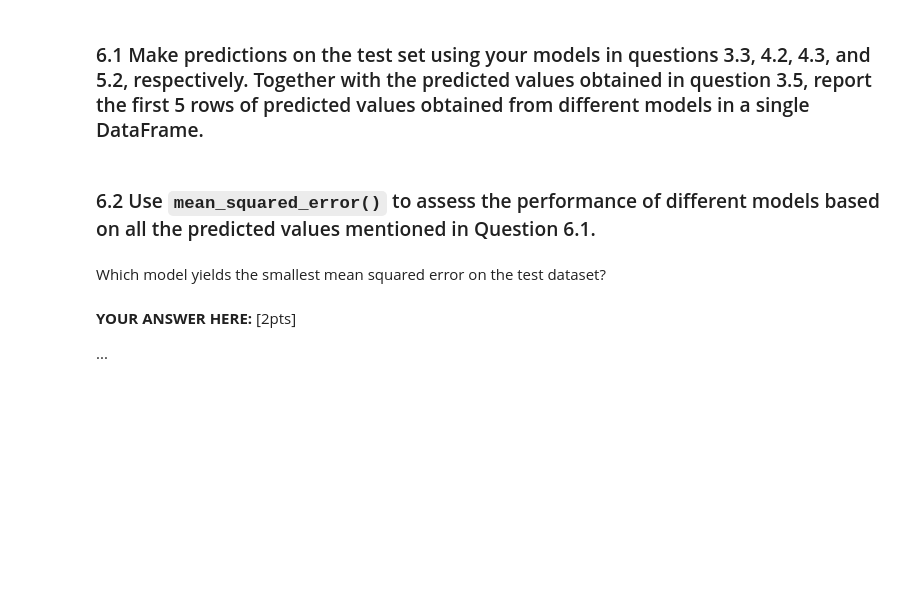
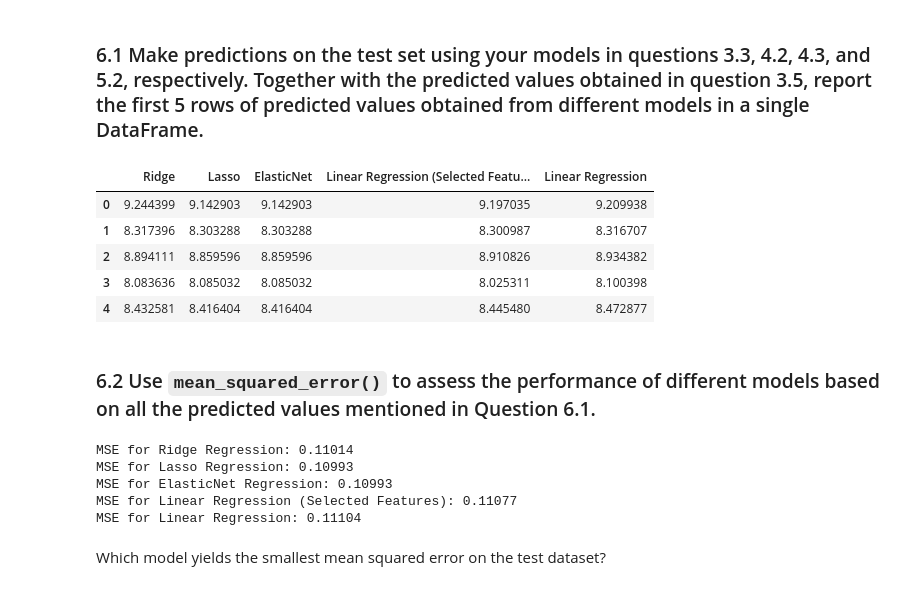
Before and after one commit to ParamvirSran/Machine-Learning, a Jupyter notebook: Assignments/A6/Assignment_6.ipynb, the cells around one changed output. Drawn from its saved outputs; the diff is of its cells as text; code cells hidden in the pictures; blank space fills up the shorter version.

```diff
--- a/Assignments/A6/Assignment_6.ipynb
+++ b/Assignments/A6/Assignment_6.ipynb
@@ -171,0 +217,4 @@ Comparing the parameters that you obtain in questions 3.3 and 3.4, what do you f
+# %%
+linear_reg_predictions = lin_reg.predict(X_test)
+
+print("First 5 prediction values:", linear_reg_predictions[:5])
@@ -215,0 +331,9 @@ What do you need to change about the argument in your model if you want to condu
+# %%
+# Define the Linear Regression model to use with the selected features
+lin_reg_selected = skl.LinearRegression()
+
+# Fit the model to the training data using the selected features
+lin_reg_selected.fit(X_train.iloc[:, selected_features], y_train)
+
+# Print the first 3 parameters of the model
+print("First 3 coefficients of the fitted model:", lin_reg_selected.coef_[:3])
@@ -222,2 +346,37 @@ What do you need to change about the argument in your model if you want to condu
+# %%
+# 3.3 - ridge_best
+ridge_predictions = ridge_best.predict(X_test)
+
+# 4.2 - lasso_cv
+lasso_predictions = lasso_cv.predict(X_test)
+
+# 4.3 - elastic_net_cv
+elastic_net_predictions = elastic_net_cv.predict(X_test)
+
+# 5.2 - lin_reg_selected
+lin_reg_selected_predictions = lin_reg_selected.predict(
+    X_test.iloc[:, selected_features]
+)
+
+predictions_df = pd.DataFrame(
+    {
+        "Ridge": ridge_predictions,
+        "Lasso": lasso_predictions,
+        "ElasticNet": elastic_net_predictions,
+        "Linear Regression (Selected Features)": lin_reg_selected_predictions,
+        "Linear Regression": linear_reg_predictions,
+    },
+    index=range(len(ridge_predictions)),
+)  # Using the length of one set of predictions to set the index
+
+# Display the first 5 rows of the DataFrame
+predictions_df.head(5)
+# %% [output]
+|  | Ridge | Lasso | ElasticNet | Linear Regression (Selected Featu... | Linear Regression |
+| 0 | 9.244399 | 9.142903 | 9.142903 | 9.197035 | 9.209938 |
+| 1 | 8.317396 | 8.303288 | 8.303288 | 8.300987 | 8.316707 |
+| 2 | 8.894111 | 8.859596 | 8.859596 | 8.910826 | 8.934382 |
+| 3 | 8.083636 | 8.085032 | 8.085032 | 8.025311 | 8.100398 |
+| 4 | 8.432581 | 8.416404 | 8.416404 | 8.445480 | 8.472877 |
 # %% [markdown]
 ### 6.2 Use `mean_squared_error()` to assess the performance of different models based on all the predicted values mentioned in Question 6.1.
@@ -226,6 +383,26 @@ What do you need to change about the argument in your model if you want to condu
+# %%
+from sklearn.metrics import mean_squared_error
+
+# Calculate MSE for each model
+mse_ridge = mean_squared_error(y_test, ridge_predictions)
+mse_lasso = mean_squared_error(y_test, lasso_predictions)
+mse_elastic_net = mean_squared_error(y_test, elastic_net_predictions)
+mse_lin_reg_selected = mean_squared_error(y_test, lin_reg_selected_predictions)
+mse_linear_reg = mean_squared_error(y_test, linear_reg_predictions)
+
+# Print MSE for each model rounded to 5 decimal places
+print(f"MSE for Ridge Regression: {round(mse_ridge, 5)}")
+print(f"MSE for Lasso Regression: {round(mse_lasso, 5)}")
+print(f"MSE for ElasticNet Regression: {round(mse_elastic_net, 5)}")
+print(
+    f"MSE for Linear Regression (Selected Features): {round(mse_lin_reg_selected, 5)}"
+)
+print(f"MSE for Linear Regression: {round(mse_linear_reg, 5)}")
+# %% [output]
+MSE for Ridge Regression: 0.11014
+MSE for Lasso Regression: 0.10993
+MSE for ElasticNet Regression: 0.10993
+MSE for Linear Regression (Selected Features): 0.11077
+MSE for Linear Regression: 0.11104
 # %% [markdown]
 Which model yields the smallest mean squared error on the test dataset?
-# %% [markdown]
-**YOUR ANSWER HERE:** [2pts]
-
-...
```
Also changed, not shown: parts of 31 cells of this notebook.
